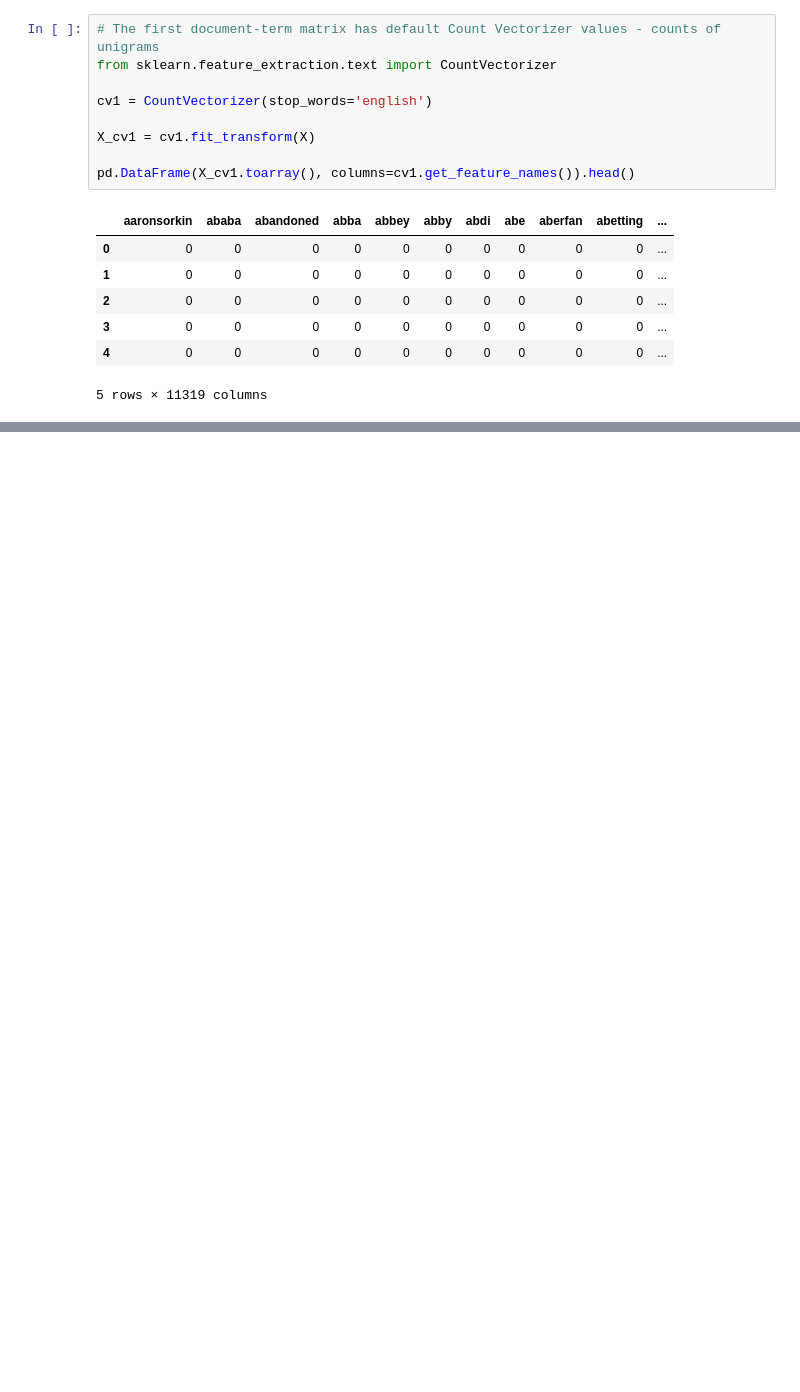
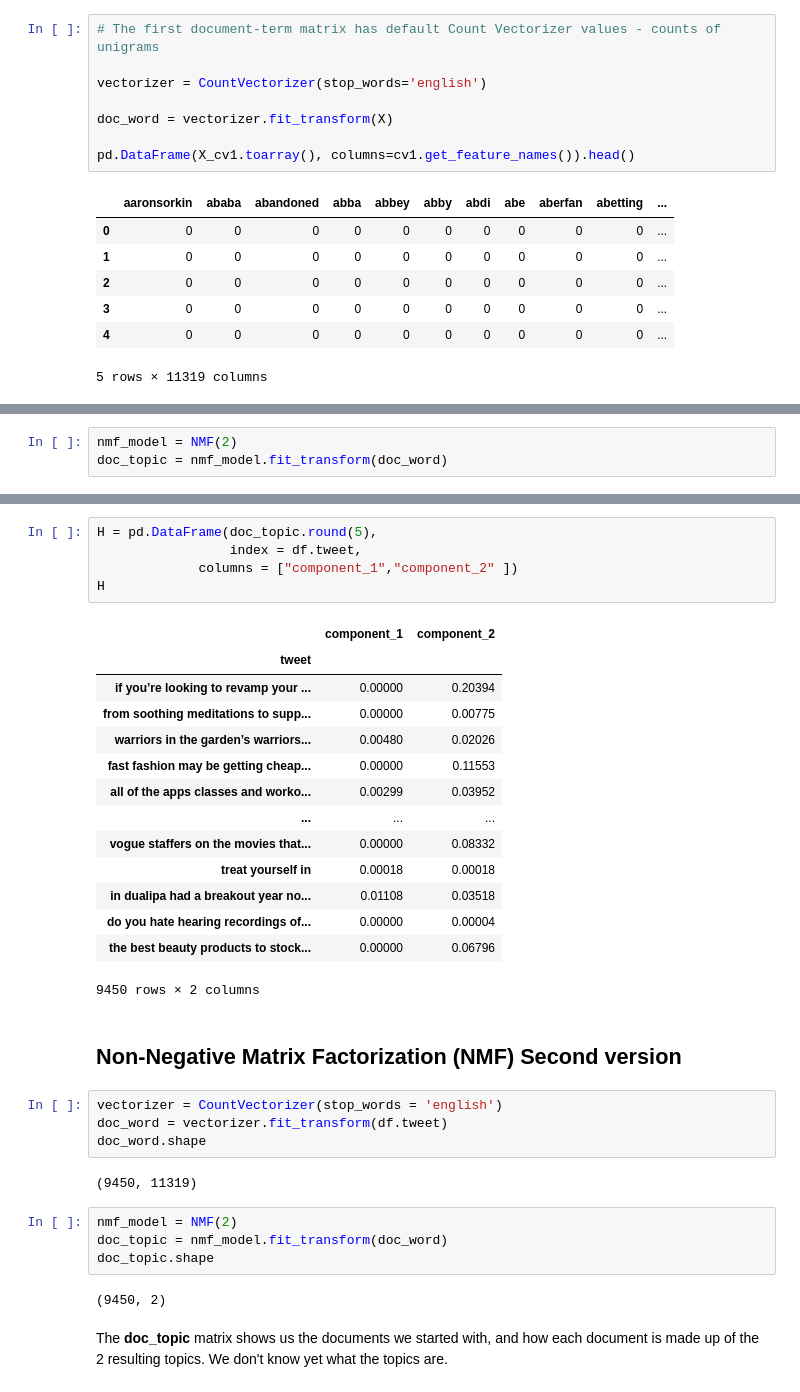
Before and after one commit to albasitdikova/NLP_analysis_Vogue, a Jupyter notebook: Web_scraping_and_PreProcessing.ipynb, the cells around one changed output, grey strips where cells are left out. Drawn from its saved outputs; the diff is of its cells as text; blank space fills up the shorter version.

```diff
--- a/Web_scraping_and_PreProcessing.ipynb
+++ b/Web_scraping_and_PreProcessing.ipynb
@@ -103,11 +96,10 @@ df.head()
 X = df.tweet
 # %%
 # The first document-term matrix has default Count Vectorizer values - counts of unigrams
-from sklearn.feature_extraction.text import CountVectorizer
 
-cv1 = CountVectorizer(stop_words='english')
+vectorizer = CountVectorizer(stop_words='english')
 
-X_cv1 = cv1.fit_transform(X)
+doc_word = vectorizer.fit_transform(X)
 
 pd.DataFrame(X_cv1.toarray(), columns=cv1.get_feature_names()).head()
 # %% [output]
@@ -120,0 +128,3 @@ pd.DataFrame(X_cv1.toarray(), columns=cv1.get_feature_names()).head()
+# %%
+nmf_model = NMF(2)
+doc_topic = nmf_model.fit_transform(doc_word)
@@ -120,0 +158,36 @@ pd.DataFrame(X_cv1.toarray(), columns=cv1.get_feature_names()).head()
+# %%
+H = pd.DataFrame(doc_topic.round(5),
+                 index = df.tweet,
+             columns = ["component_1","component_2" ])
+H
+# %% [output]
+|  | component_1 | component_2 |
+| tweet |  |  |
+| if you’re looking to revamp your ... | 0.00000 | 0.20394 |
+| from soothing meditations to supp... | 0.00000 | 0.00775 |
+| warriors in the garden’s warriors... | 0.00480 | 0.02026 |
+| fast fashion may be getting cheap... | 0.00000 | 0.11553 |
+| all of the apps classes and worko... | 0.00299 | 0.03952 |
+| ... | ... | ... |
+| vogue staffers on the movies that... | 0.00000 | 0.08332 |
+| treat yourself in | 0.00018 | 0.00018 |
+| in dualipa had a breakout year no... | 0.01108 | 0.03518 |
+| do you hate hearing recordings of... | 0.00000 | 0.00004 |
+| the best beauty products to stock... | 0.00000 | 0.06796 |
+9450 rows × 2 columns
+# %% [markdown]
+## Non-Negative Matrix Factorization (NMF) Second version
+# %%
+vectorizer = CountVectorizer(stop_words = 'english')
+doc_word = vectorizer.fit_transform(df.tweet)
+doc_word.shape
+# %% [output]
+(9450, 11319)
+# %%
+nmf_model = NMF(2)
+doc_topic = nmf_model.fit_transform(doc_word)
+doc_topic.shape
+# %% [output]
+(9450, 2)
+# %% [markdown]
+The **doc_topic** matrix shows us the documents we started with, and how each document is made up of the 2 resulting topics. We don't know yet what the topics are.
```
Also changed, not shown: parts of 37 cells of this notebook.
